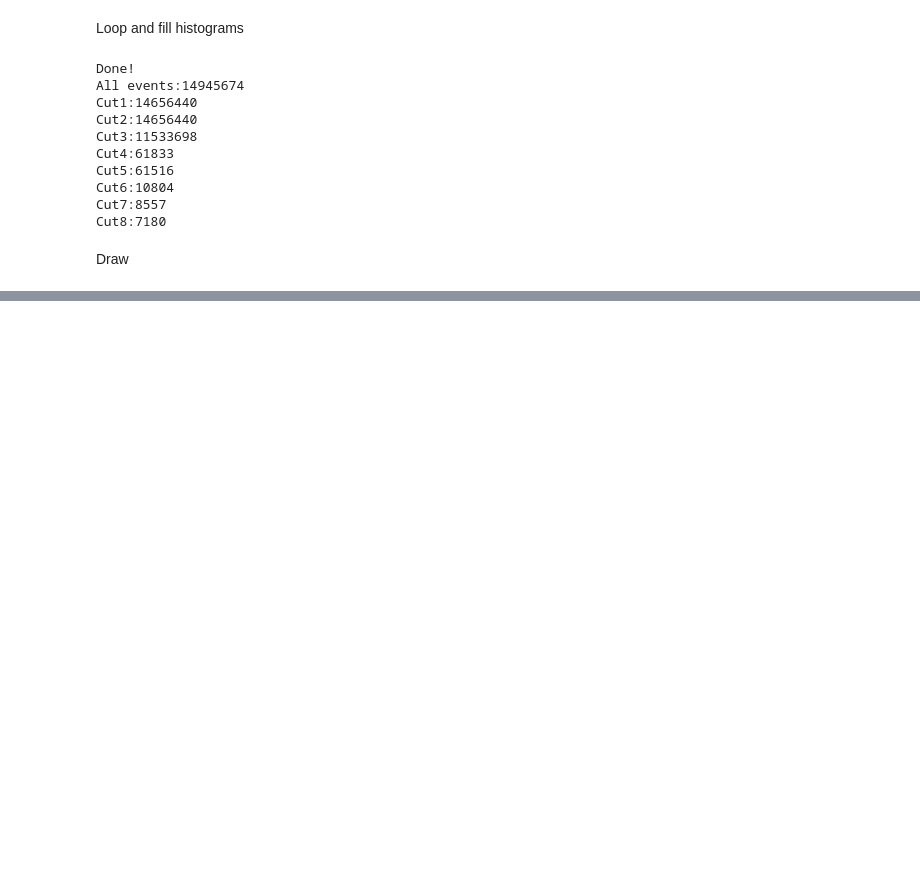
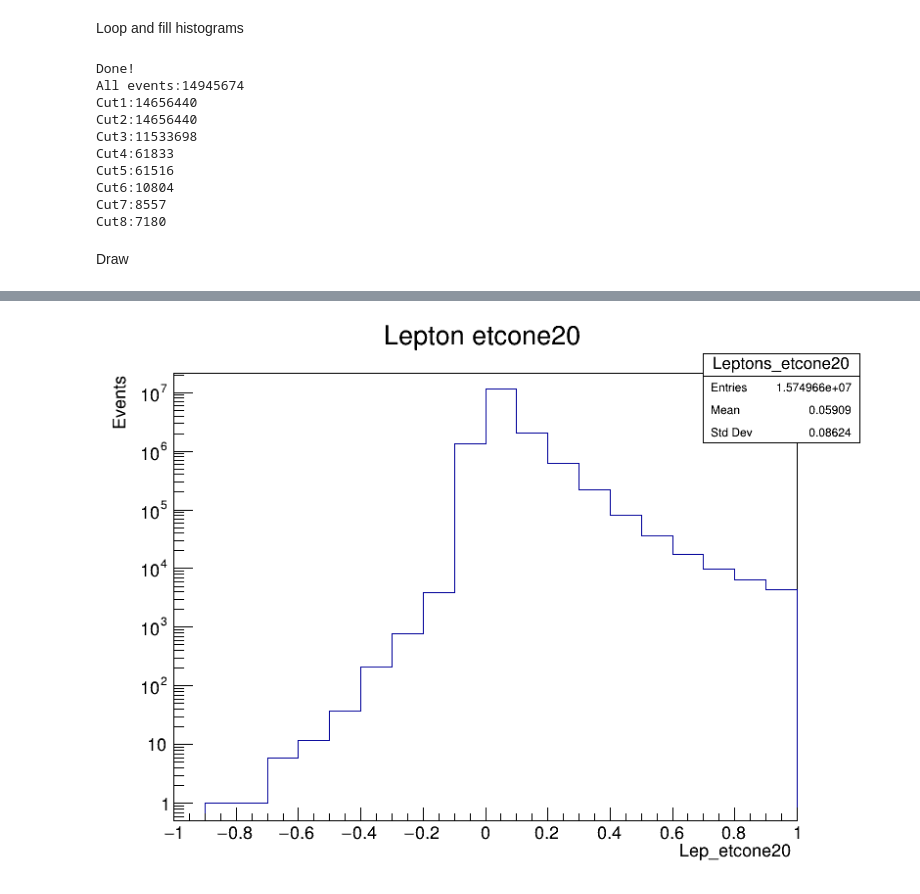
Before and after one commit to jummorenope/Temas-avanzados-en-f-sica-de-particulas, a Jupyter notebook: TTbar/TTbarSel_8TeV.ipynb, the cells around one changed output, grey strips where cells are left out. Drawn from its saved outputs; the diff is of its cells as text; code cells hidden in the pictures; blank space fills up the shorter version.

```diff
--- a/TTbar/TTbarSel_8TeV.ipynb
+++ b/TTbar/TTbarSel_8TeV.ipynb
@@ -258,0 +292,7 @@ canvas->Draw();
+# %%
+TCanvas *canvas = new TCanvas("Canvas","",800,600);
+hist_lep_et20->Draw();
+canvas->SetLogy();
+canvas->Draw();
+# %% [output]
+[figure, added]
```
Also changed, not shown: parts of 19 cells of this notebook, 1 other file.
